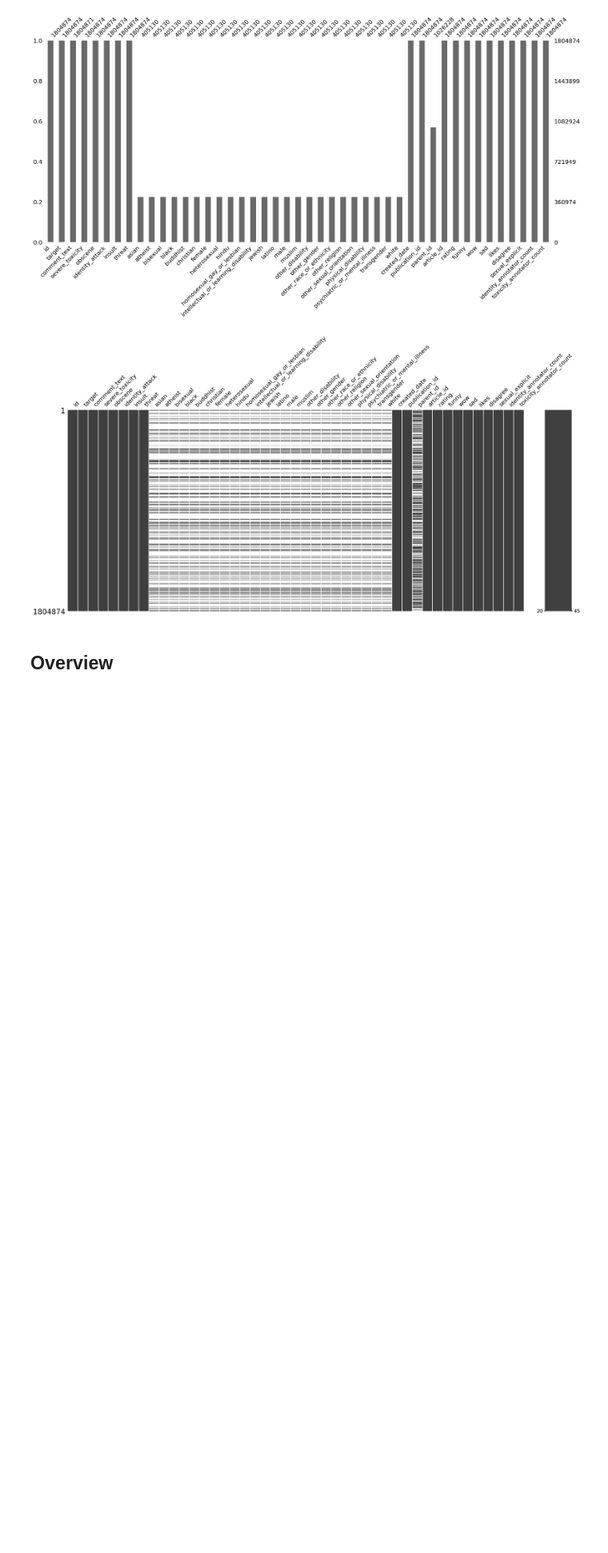
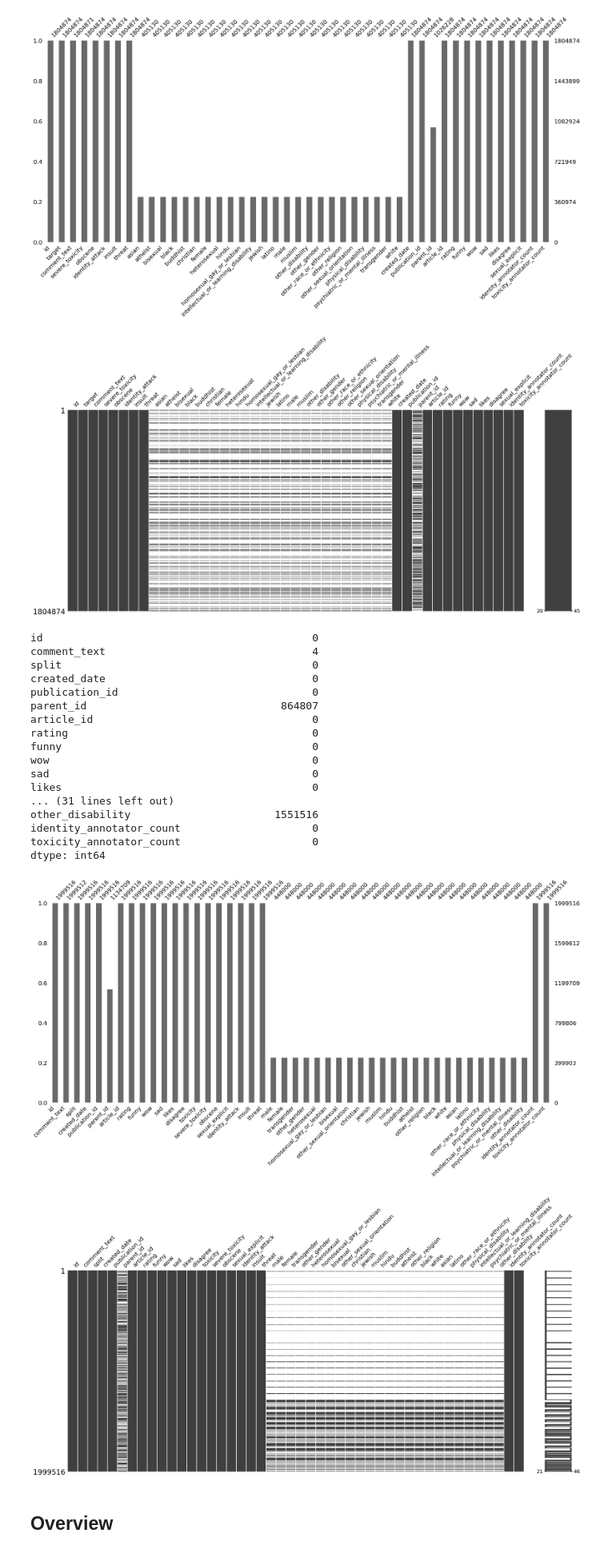
Before and after one commit to LexiGuard/lexiguard, a Jupyter notebook: EDA-Andre.ipynb, the cells around one changed output. Shown at 80% size. Saved outputs shown, nothing was run; the diff lists cells and outputs as text; code cells hidden in the pictures; blank space fills up the shorter version.

```diff
--- a/EDA-Andre.ipynb
+++ b/EDA-Andre.ipynb
@@ -73,5 +90,30 @@ toxicity_annotator_count                     0
 dtype: int64
 [figure]
 [figure]
+# %%
+# overview of missing values
+msno.bar(df)
+msno.matrix(df)
+df.isna().sum()
+# %% [output]
+id                                           0
+comment_text                                 4
+split                                        0
+created_date                                 0
+publication_id                               0
+parent_id                               864807
+article_id                                   0
+rating                                       0
+funny                                        0
+wow                                          0
+sad                                          0
+likes                                        0
+... (31 lines left out)
+other_disability                       1551516
+identity_annotator_count                     0
+toxicity_annotator_count                     0
+dtype: int64
+[figure, added]
+[figure, added]
 # %% [markdown]
 ## Overview
```
Also changed, not shown: parts of 9 cells of this notebook, 2 other files.
